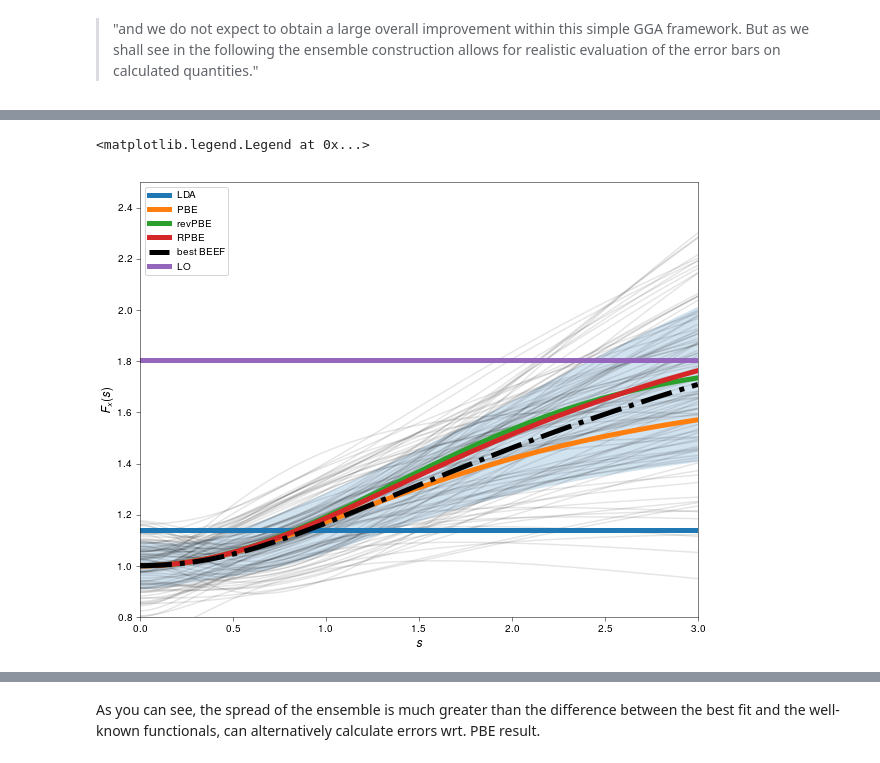
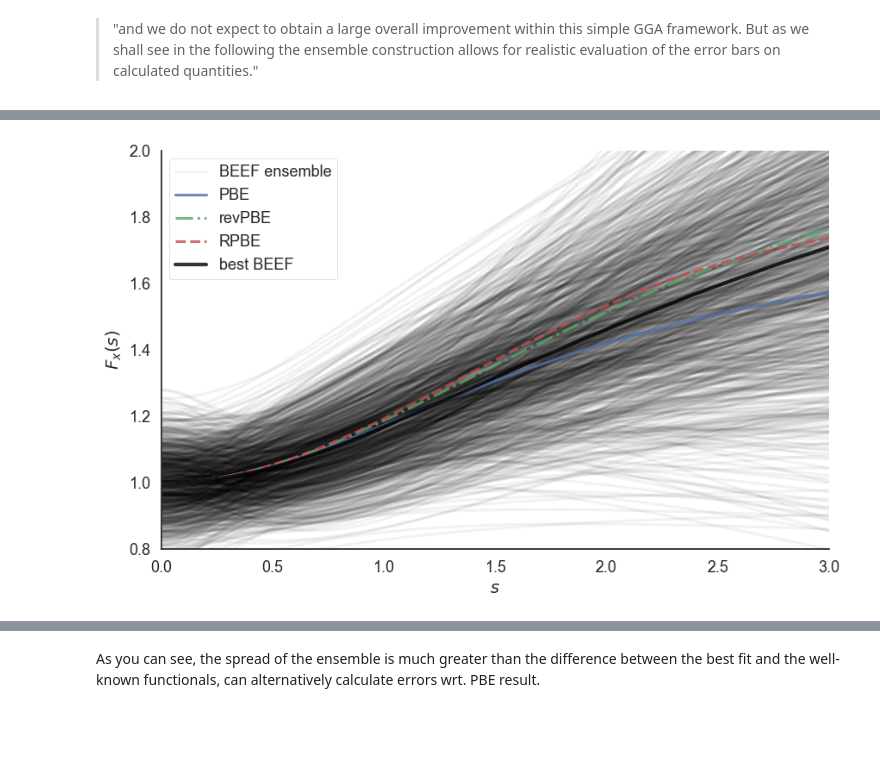
Before and after one commit to ml-evs/talk_BEEF_esdg_10.18, a Jupyter notebook: BEEF.ipynb, the cells around one changed output, grey strips where cells are left out. Drawn from its saved outputs; the diff is of its cells as text; code cells hidden in the pictures; blank space fills up the shorter version.

```diff
--- a/BEEF.ipynb
+++ b/BEEF.ipynb
@@ -28,9 +90,0 @@ import scipy.optimize
-# %%
-s = np.linspace(0, 3, 100)
-Fx_GGA = lambda κ, µ: 1 + κ - κ / (1 + (µ * s**2 / κ))
-Fx_GGA_exp = lambda κ, µ: 1 + κ * (1 - np.exp(-µ * s**2 / κ))
-Fx_LDA = 1 + 0*s
-
-Fx_PBE = Fx_GGA(0.804, 0.219)
-Fx_RPBE = Fx_GGA(1.245, 0.219)
-Fx_revPBE = Fx_GGA_exp(0.804, 0.219)
@@ -87,0 +123,7 @@ ax.legend()
+# %%
+ax = plotting_boilerplate()
+ax.plot(s, Fx_PBE, label='PBE', alpha=0.8, ls='-')
+ax.plot(s, Fx_revPBE, label='revPBE', alpha=0.8, ls='-.')
+ax.plot(s, Fx_RPBE, label='RPBE', alpha=0.8, ls='--')
+ax.plot(s, Fx_BEEF(s), alpha=0.8, label='best BEEF', c='k', lw=3)
+_ = ax.legend(loc='upper left', fancybox=True, frameon=True, framealpha=1)
@@ -144,34 +176,21 @@ ax.legend()
 # %%
-fig = plt.figure(figsize=(10, 8))
-ax = fig.add_subplot(111)
-ax.set_xlabel('$s$')
-ax.set_ylabel('$F_x(s)$')
+ax = plotting_boilerplate()
 
 U_over_sqrtlambda = np.matrix([[0.066, 0.055, -0.034], [-0.812, 0.206, 0.007], [1.996, 0.082, 0.004]])
 theta_bf = [1.0008, 0.1926, 1.8962]
-error = np.zeros_like(s)
-
-N = 100
-
-for _ in range(N):
+N = 1000
+for i in range(N):
+    label = None
+    if i == 0:
+        label = 'BEEF ensemble'
     alpha = np.random.normal(size=(3))
     thetas = theta_bf + np.asarray((U_over_sqrtlambda @ alpha))[0]
-    ax.plot(s, Fx_BEEF(s, thetas=thetas), alpha=10/N, c='k')
-    error += (Fx_BEEF(s, thetas=thetas) - F_x_BEEF(s, thetas=theta_bf))**2
+    ax.plot(s, Fx_BEEF(s, thetas=thetas), alpha=0.05, c='k', label=label)
 
-error = np.sqrt(error / N)
-
-ax.plot(s, len(s)*[1.14], label='LDA', lw=5)
-
-ax.plot(s, Fx_PBE, label='PBE', lw=5)
-ax.plot(s, Fx_revPBE, label='revPBE', lw=5)
-ax.plot(s, Fx_RPBE, label='RPBE', lw=5)
-ax.plot(s, Fx_BEEF(s), c='k', ls='-.', lw=5, label='best BEEF')
-ax.fill_between(s, Fx_BEEF(s)+error, Fx_BEEF(s)-error, alpha=0.2)
-ax.plot(s, len(s)*[1.804], label='LO', lw=5)
-ax.set_ylim(0.8, 2.5)
-ax.set_xlim(0, 3)
-ax.legend()
+ax.plot(s, Fx_PBE, label='PBE', alpha=0.8, ls='-')
+ax.plot(s, Fx_revPBE, label='revPBE', alpha=0.8, ls='-.')
+ax.plot(s, Fx_RPBE, label='RPBE', alpha=0.8, ls='--')
+ax.plot(s, Fx_BEEF(s), alpha=0.8, label='best BEEF', c='k', lw=3)
+_ = ax.legend(loc='upper left', fancybox=True, frameon=True, framealpha=1)
 # %% [output]
-<matplotlib.legend.Legend at 0x...>
-[figure, old version]
+[figure, new version]
```
Also changed, not shown: parts of 63 cells of this notebook, 1 other file.
